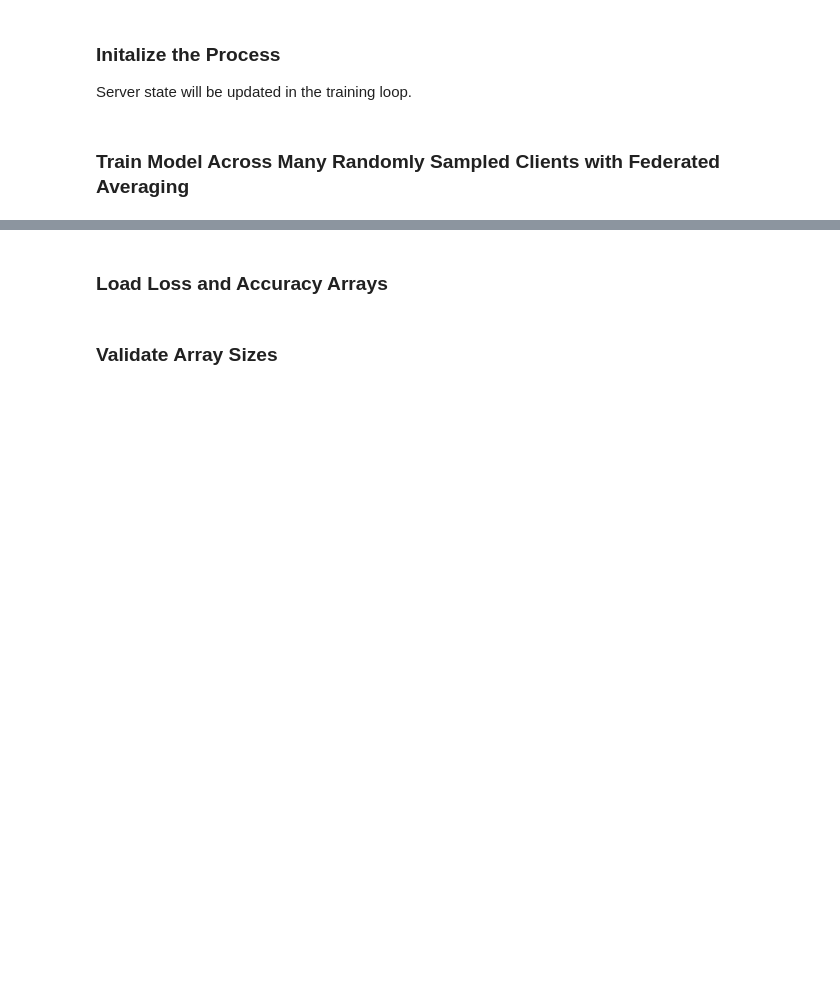
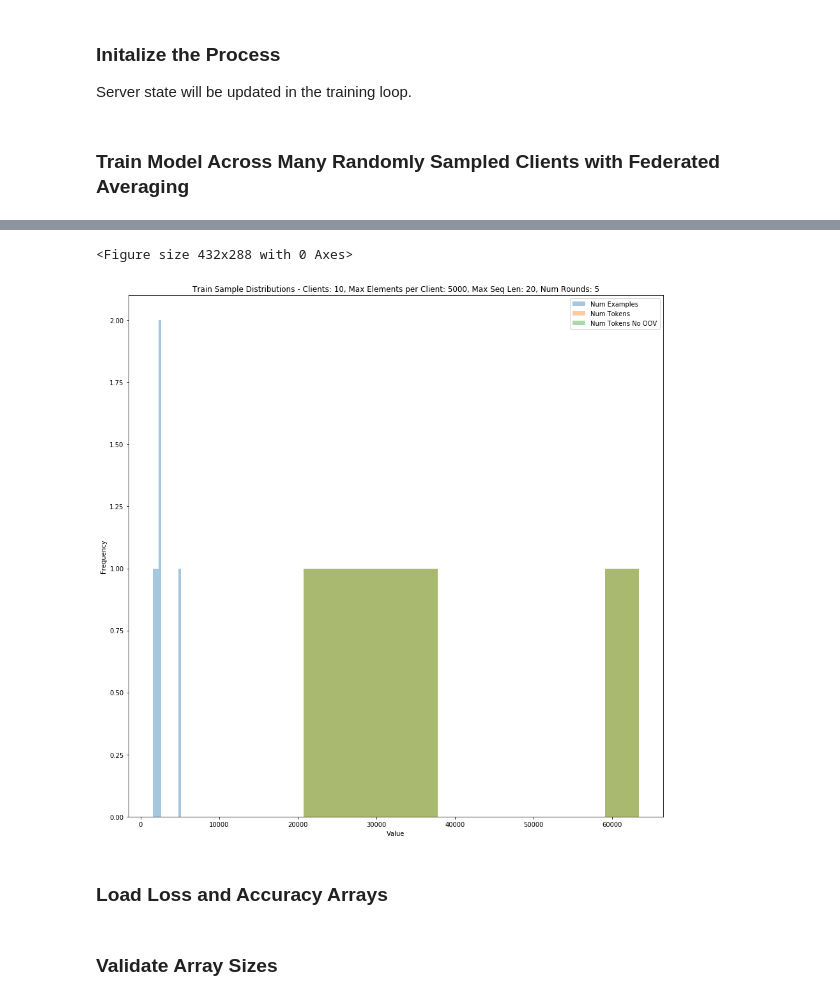
Before and after one commit to federated-learning-experiments/fl-text-models, a Jupyter notebook: notebooks/federated_next_word.ipynb, the cells around one changed output, grey strips where cells are left out. Cells and saved outputs as stored; diff of their text form; code cells hidden in the pictures; blank space fills up the shorter version.

```diff
--- a/notebooks/federated_next_word.ipynb
+++ b/notebooks/federated_next_word.ipynb
@@ -362,3 +400,17 @@ Round: 4
+# %%
+plt.clf()
+fig, ax = plt.subplots(figsize=(15, 15))
+plt.hist(examples, alpha=0.4, label='Num Examples')
+plt.hist(tokens, alpha=0.4, label='Num Tokens')
+plt.hist(tokens, alpha=0.4, label='Num Tokens No OOV')
+plt.xlabel('Value')
+plt.ylabel('Frequency')
+plt.title('Train Sample Distributions - {}'.format(round_config))
+plt.legend(loc='best')
+plt.show()
+# %% [output]
+<Figure size 432x288 with 0 Axes>
+[figure, added]
 # %% [markdown]
 ### Load Loss and Accuracy Arrays
 # %%
```
Also changed, not shown: parts of 8 cells of this notebook, 7 other files.
